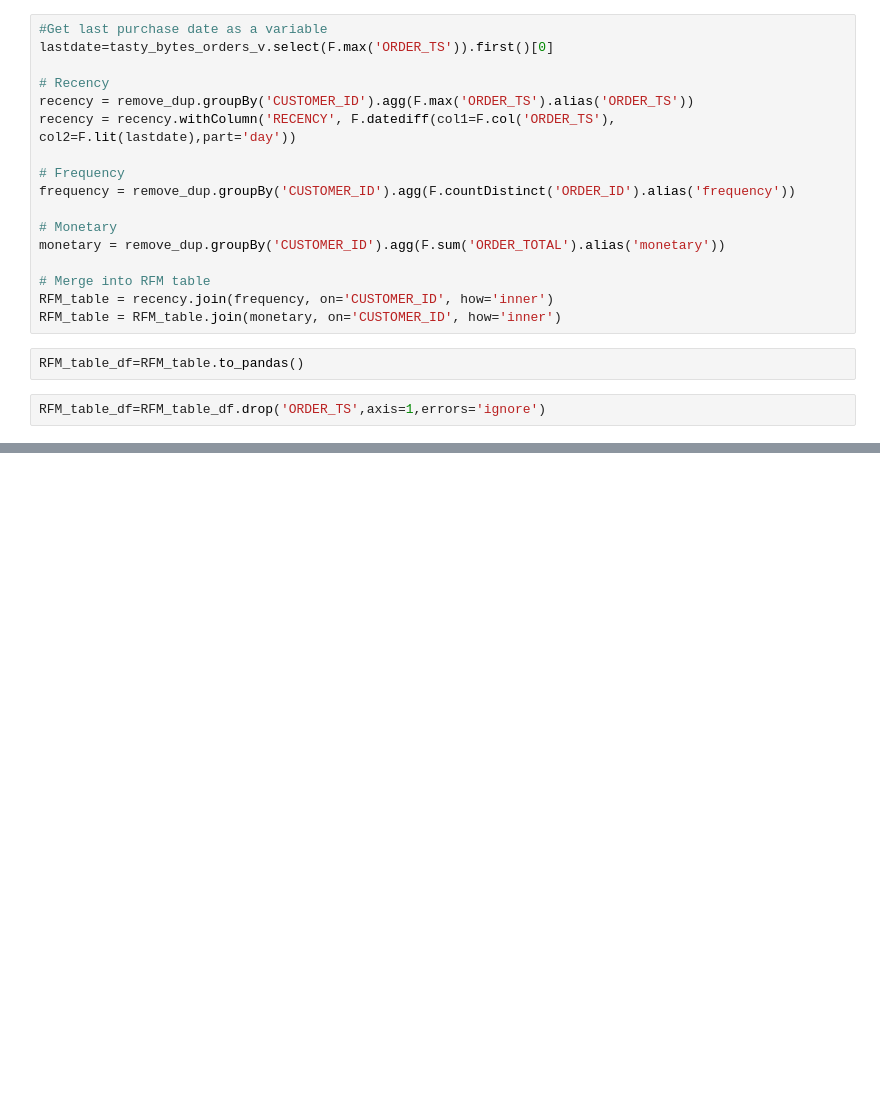
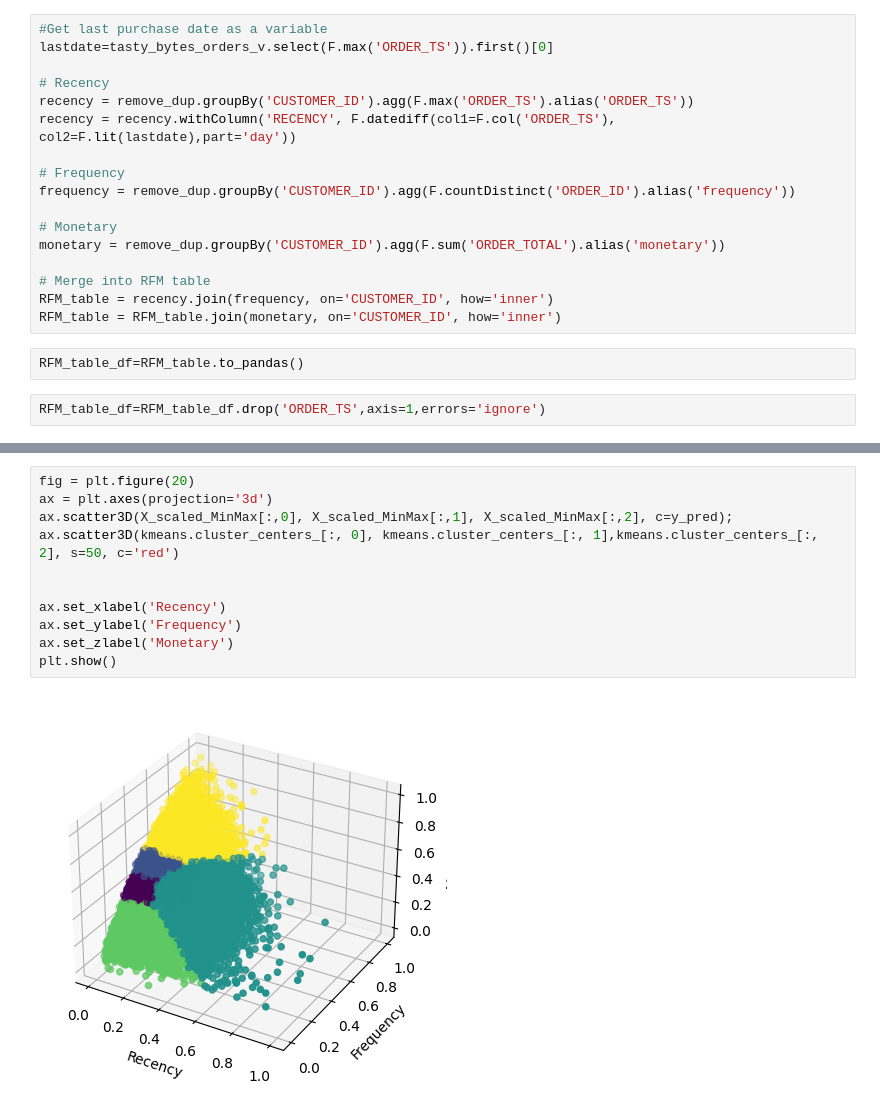
Before and after one commit to R-otato/Tasty_Insights, a Jupyter notebook: CustomerSegmentation.ipynb, the cells around one changed output, grey strips where cells are left out. Drawn from its saved outputs; the diff is of its cells as text; blank space fills up the shorter version.

```diff
--- a/CustomerSegmentation.ipynb
+++ b/CustomerSegmentation.ipynb
@@ -247,0 +285,13 @@ Cluster
+# %%
+fig = plt.figure(20)
+ax = plt.axes(projection='3d')
+ax.scatter3D(X_scaled_MinMax[:,0], X_scaled_MinMax[:,1], X_scaled_MinMax[:,2], c=y_pred);
+ax.scatter3D(kmeans.cluster_centers_[:, 0], kmeans.cluster_centers_[:, 1],kmeans.cluster_centers_[:, 2], s=50, c='red')
+
+
+ax.set_xlabel('Recency')
+ax.set_ylabel('Frequency')
+ax.set_zlabel('Monetary')
+plt.show()
+# %% [output]
+[figure, added]
```
Also changed, not shown: parts of 27 cells of this notebook.
